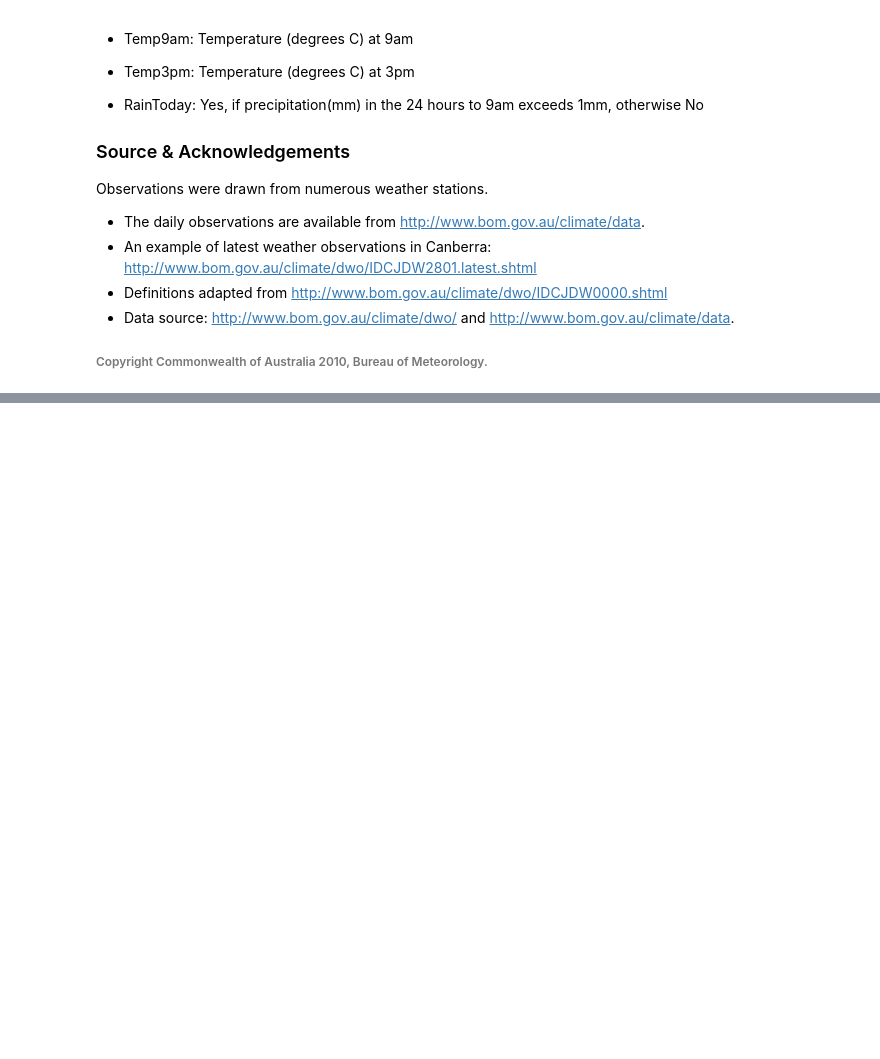
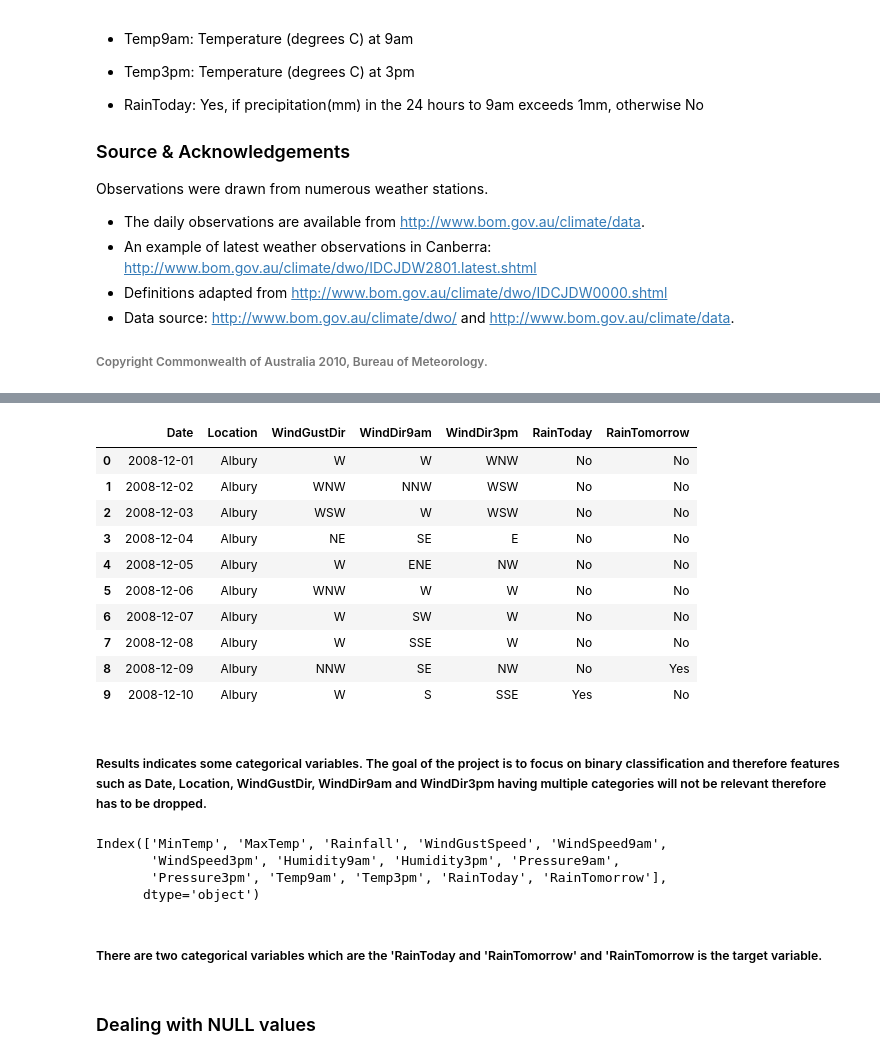
Before and after one commit to iamensah/Practical-Machine-Learning-Project, a Jupyter notebook: Australian Weather Prediction.ipynb, the cells around one changed output, grey strips where cells are left out. Saved outputs shown, nothing was run; the diff lists cells and outputs as text; code cells hidden in the pictures; blank space fills up the shorter version.

```diff
--- a/Australian Weather Prediction.ipynb
+++ b/Australian Weather Prediction.ipynb
@@ -111,0 +182,3 @@ warnings.filterwarnings("ignore")
+# %%
+# dropping columns
+data = data.drop(['Evaporation', 'Sunshine', 'Cloud9am', 'Cloud3pm'], axis = 1)
@@ -111,0 +215,17 @@ warnings.filterwarnings("ignore")
+# %%
+# probing the string variables
+data[['Date', 'Location','WindGustDir','WindDir9am','WindDir3pm','RainToday','RainTomorrow']].head(10)
+# %% [output]
+|  | Date | Location | WindGustDir | WindDir9am | WindDir3pm | RainToday | RainTomorrow |
+| 0 | 2008-12-01 | Albury | W | W | WNW | No | No |
+| 1 | 2008-12-02 | Albury | WNW | NNW | WSW | No | No |
+| 2 | 2008-12-03 | Albury | WSW | W | WSW | No | No |
+| 3 | 2008-12-04 | Albury | NE | SE | E | No | No |
+| 4 | 2008-12-05 | Albury | W | ENE | NW | No | No |
+| 5 | 2008-12-06 | Albury | WNW | W | W | No | No |
+| 6 | 2008-12-07 | Albury | W | SW | W | No | No |
+| 7 | 2008-12-08 | Albury | W | SSE | W | No | No |
+| 8 | 2008-12-09 | Albury | NNW | SE | NW | No | Yes |
+| 9 | 2008-12-10 | Albury | W | S | SSE | Yes | No |
+# %% [markdown]
+##### Results indicates some categorical variables. The goal of the project is to focus on binary classification and therefore features such as Date, Location, WindGustDir, WindDir9am and WindDir3pm having multiple categories will not be relevant therefore has to be dropped.
@@ -111,0 +235,12 @@ warnings.filterwarnings("ignore")
+# %%
+# reviewing columns after operation
+data.columns
+# %% [output]
+Index(['MinTemp', 'MaxTemp', 'Rainfall', 'WindGustSpeed', 'WindSpeed9am',
+       'WindSpeed3pm', 'Humidity9am', 'Humidity3pm', 'Pressure9am',
+       'Pressure3pm', 'Temp9am', 'Temp3pm', 'RainToday', 'RainTomorrow'],
+      dtype='object')
+# %% [markdown]
+##### There are two categorical variables which are the 'RainToday and 'RainTomorrow' and 'RainTomorrow is the target variable.
+# %% [markdown]
+### Dealing with NULL values
```
Also changed, not shown: parts of 40 cells of this notebook, 1 other file.
